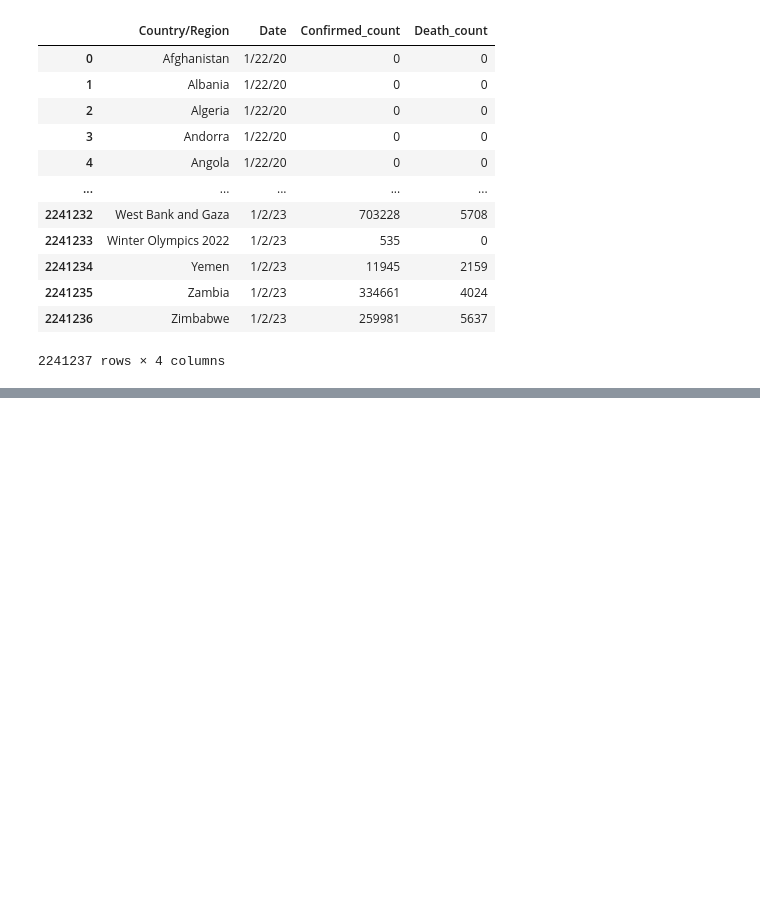
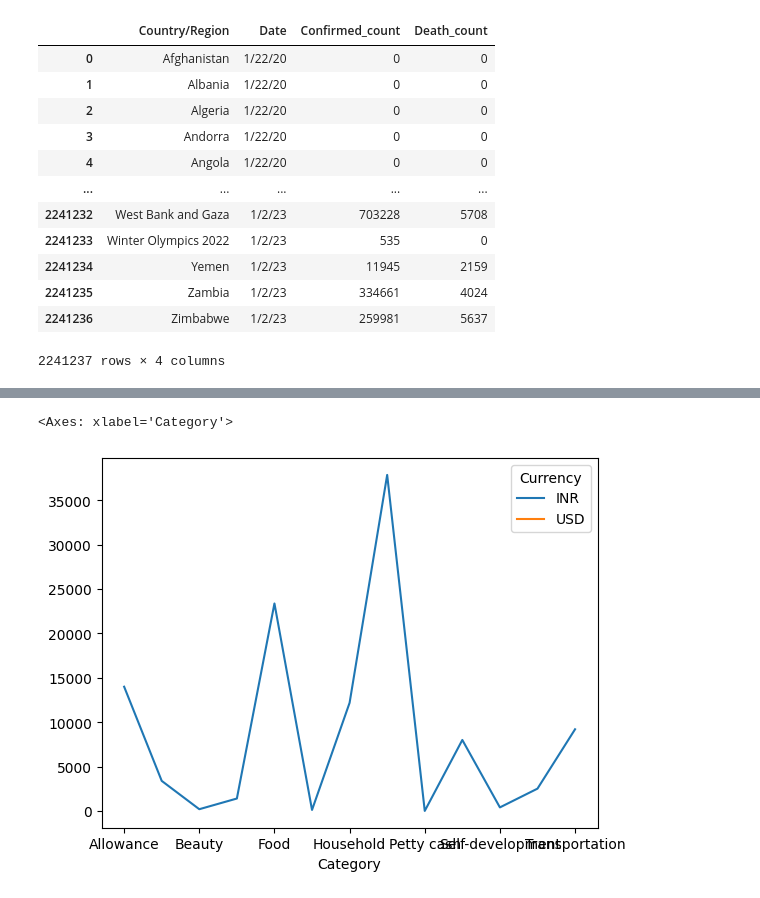
Before and after one commit to Abhishek6706/Fundamentals, a Jupyter notebook: pandas/DataFrame/multiindex.ipynb, the cells around one changed output, grey strips where cells are left out. Drawn from its saved outputs; the diff is of its cells as text; code cells hidden in the pictures; blank space fills up the shorter version.

Commit message:
added pivot table concept

```diff
--- a/pandas/DataFrame/multiindex.ipynb
+++ b/pandas/DataFrame/multiindex.ipynb
@@ -717,0 +811,3 @@ pd.merge(covid_confirmed_long, covid_death_long, how='inner', on=['Country/Regio
+# %%
+df1 = pd.read_csv('expense_data.csv')
+df1.head()
@@ -717,0 +842,2 @@ pd.merge(covid_confirmed_long, covid_death_long, how='inner', on=['Country/Regio
+# %%
+df1['Date']=pd.to_datetime(df1['Date'])
@@ -717,0 +865,4 @@ pd.merge(covid_confirmed_long, covid_death_long, how='inner', on=['Country/Regio
+# %%
+df1['Month'] = df1['Date'].dt.month_name()
+# %%
+df1['Year'] = df1['Date'].dt.
@@ -717,0 +903,5 @@ pd.merge(covid_confirmed_long, covid_death_long, how='inner', on=['Country/Regio
+# %%
+df1.pivot_table(values='INR', index='Category', columns='Currency', aggfunc='sum').plot()
+# %% [output]
+<Axes: xlabel='Category'>
+[figure, added]
```
Also changed, not shown: parts of 18 cells of this notebook, 2 other files.
